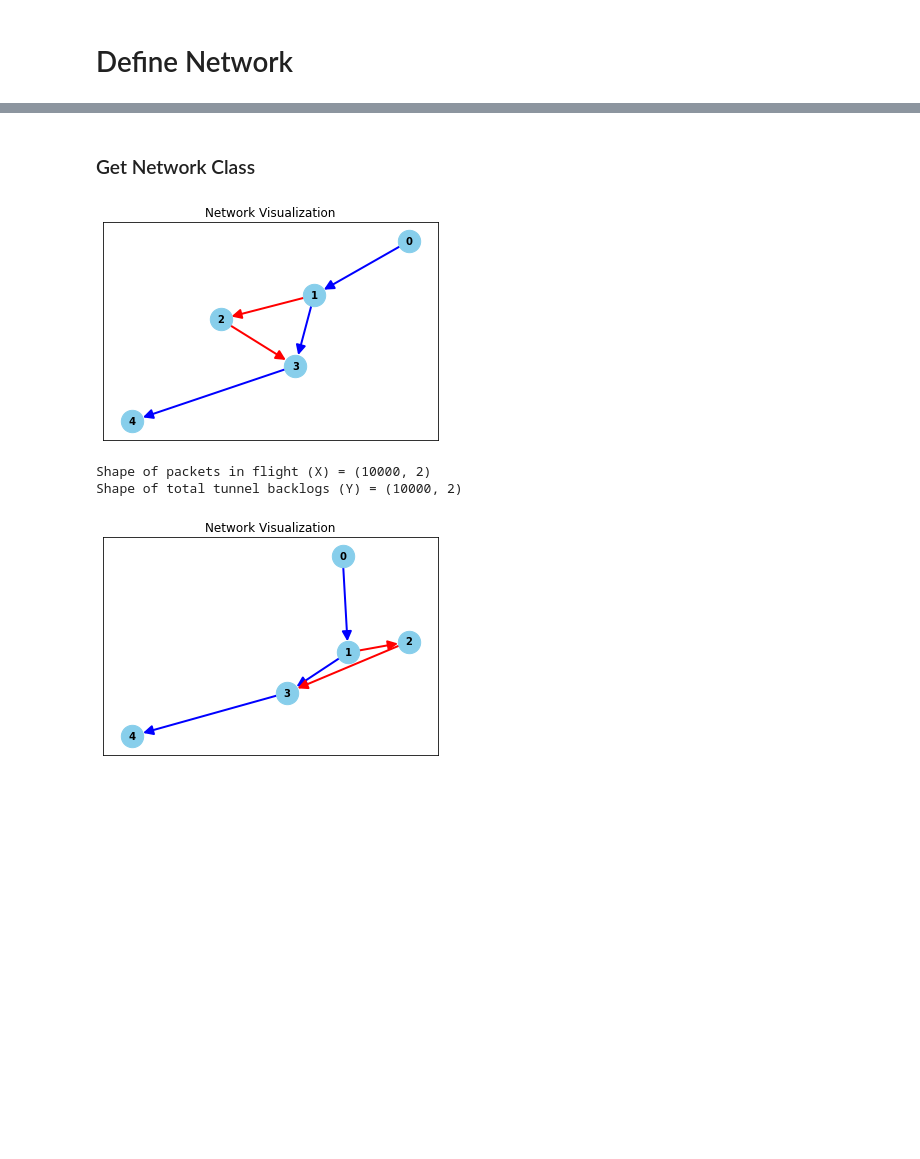
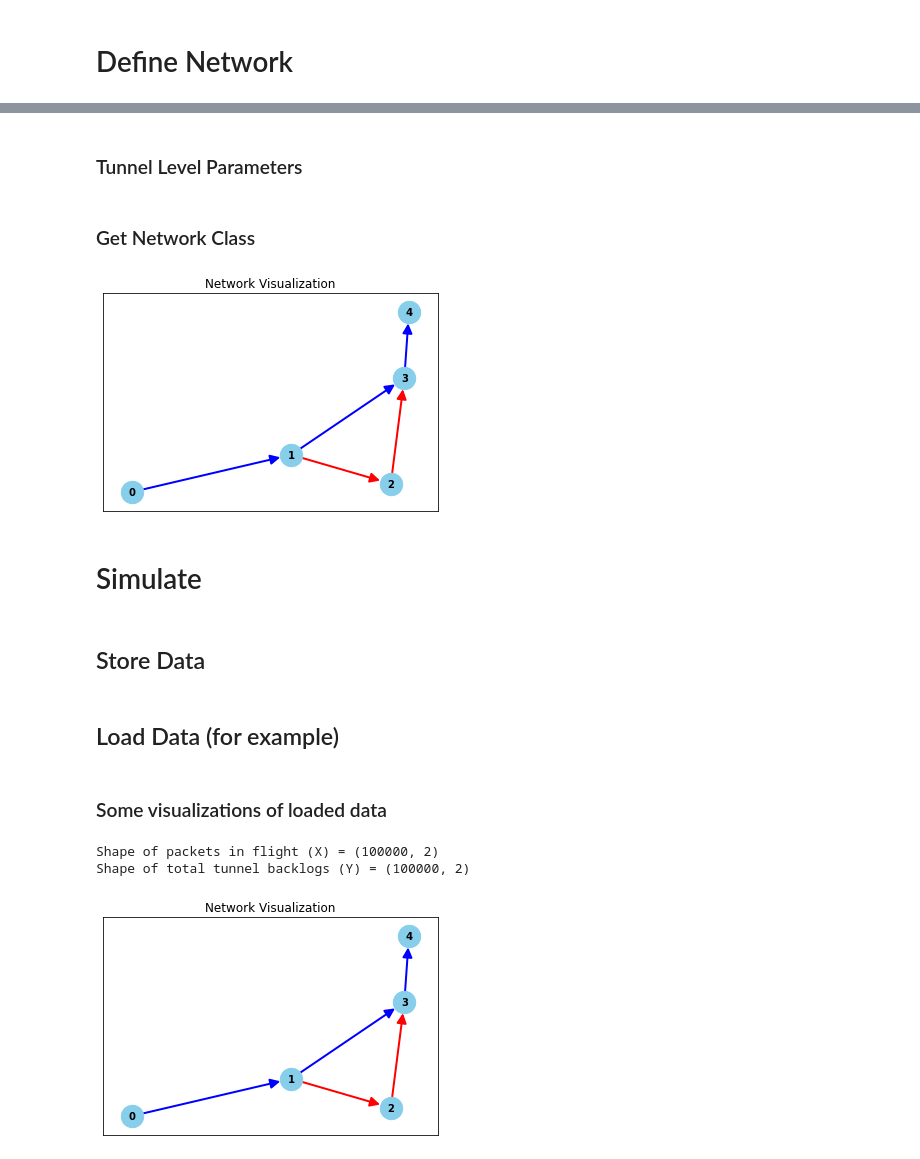
Before and after one commit to SathwikChadaga/underlay-backlog-estimation, a Jupyter notebook: datageneration.ipynb, the cells around one changed output, grey strips where cells are left out. Cells and saved outputs as stored; diff of their text form; code cells hidden in the pictures; blank space fills up the shorter version.

Commit message:
added some visualizations

```diff
--- a/datageneration.ipynb
+++ b/datageneration.ipynb
@@ -7,29 +9,31 @@ import pickle
+# %%
+num_nodes = 5
+num_edges = 5
+
+adjacency_nodexedge = np.zeros([num_nodes, num_edges]) # node x edge adjacency matrix of the network (with all tunnels)
+adjacency_nodexedge = np.array([[-1,0,0,0,0], # -1 => node is edge's source
+                                [1,-1,-1,0,0], # 1 => node is edge's destination
+                                [0,1,0,-1,0],
+                                [0,0,1,1,-1],
+                                [0,0,0,0,1]])
+# %% [markdown]
+### Tunnel Level Parameters
 # %%
-num_nodes = 5
-num_edges = 5
 num_tunnels = 2
 
-tunnel_edge2node_adjacencies = np.zeros([num_tunnels, num_nodes, num_edges])
+is_edge_in_tunnel      = np.zeros([num_tunnels, num_edges, ])
 external_arrival_rates = np.zeros([num_tunnels, num_nodes, ])
-overlay_service_rates = np.zeros([num_tunnels, num_edges, ])
+overlay_service_rates  = np.zeros([num_tunnels, num_edges, ])
 underlay_service_rates = np.zeros([num_tunnels, num_edges, ])
 
 # tunnel 0
-tunnel_edge2node_adjacencies[0,:,:] = np.array([[-1,0,0,0,0],
-                                [1,-1,0,0,0],
-                                [0,1,0,-1,0],
-                                [0,0,0,1,-1],
-                                [0,0,0,0,1]])
+is_edge_in_tunnel[0,:]      = np.array([1,1,0,1,1]) # 1 => edge is a part of the tunnel, 0 => otherwise
 external_arrival_rates[0,:] = np.array([0.9,0,0,0,0])
-overlay_service_rates[0,:] = np.array([1,0,0,0,0])
+overlay_service_rates[0,:]  = np.array([1,0,0,0,0])
 underlay_service_rates[0,:] = np.array([0,1,0,1,1])
 
 # tunnel 1
-tunnel_edge2node_adjacencies[1,:,:] = np.array([[-1,0,0,0,0],
-                                [1,0,-1,0,0],
-                                [0,0,0,0,0],
-                                [0,0,1,0,-1],
-                                [0,0,0,0,1]])
+is_edge_in_tunnel[1,:]      = np.array([1,0,1,0,1]) # 1 => edge is a part of the tunnel, 0 => otherwise
 external_arrival_rates[1,:] = np.array([0.9,0,0,0,0])
-overlay_service_rates[1,:] = np.array([1,0,0,0,0])
+overlay_service_rates[1,:]  = np.array([1,0,0,0,0])
 underlay_service_rates[1,:] = np.array([0,0,1,0,1])
@@ -47,14 +40,18 @@ is_queue_in_tunnel[:,1] = np.array([1,1,0,1,1])
 # %% [markdown]
 ### Get Network Class
 # %%
-my_network = network.Network(num_tunnels,
+my_network = network.Network(
+    num_tunnels,
     num_nodes,
     num_edges,
+    adjacency_nodexedge,
+    is_edge_in_tunnel,
     underlay_service_rates,
-    external_arrival_rates,
-    tunnel_edge2node_adjacencies)
+    external_arrival_rates)
 # %%
-my_network.visualize()
+my_network.visualize(custom_seed = 1)
 # %% [output]
-[figure, old version]
+[figure, new version]
+# %% [markdown]
+# Simulate
 # %%
@@ -62,2 +59,4 @@ packets_in_flight, tunnel_backlogs = my_network.simulate(overlay_service_rates,
+# %% [markdown]
+## Store Data
 # %%
 file_name = 'my_save'
@@ -67,4 +66,6 @@ with open(file_name + '_my_network.pkl', 'wb') as file:
     pickle.dump(my_network, file)
+# %% [markdown]
+## Load Data (for example)
 # %%
 packets_in_flight_loaded = np.load(file_name + '_packets_in_flight.npy')
 tunnel_backlogs_loaded = np.load(file_name + '_tunnel_backlogs.npy')
@@ -74,8 +74,10 @@ with open(file_name + '_my_network.pkl', 'rb') as file:
+# %% [markdown]
+### Some visualizations of loaded data
 # %%
 print('Shape of packets in flight (X) = ' + str(packets_in_flight_loaded.shape))
 print('Shape of total tunnel backlogs (Y) = ' + str(tunnel_backlogs_loaded.shape))
-my_network_loaded.visualize()
+my_network_loaded.visualize(custom_seed = 1)
 # %% [output]
-Shape of packets in flight (X) = (10000, 2)
-Shape of total tunnel backlogs (Y) = (10000, 2)
+Shape of packets in flight (X) = (100000, 2)
+Shape of total tunnel backlogs (Y) = (100000, 2)
-[figure, old version]
+[figure, new version]
```
Also changed, not shown: parts of 9 cells of this notebook, 1 other file.
